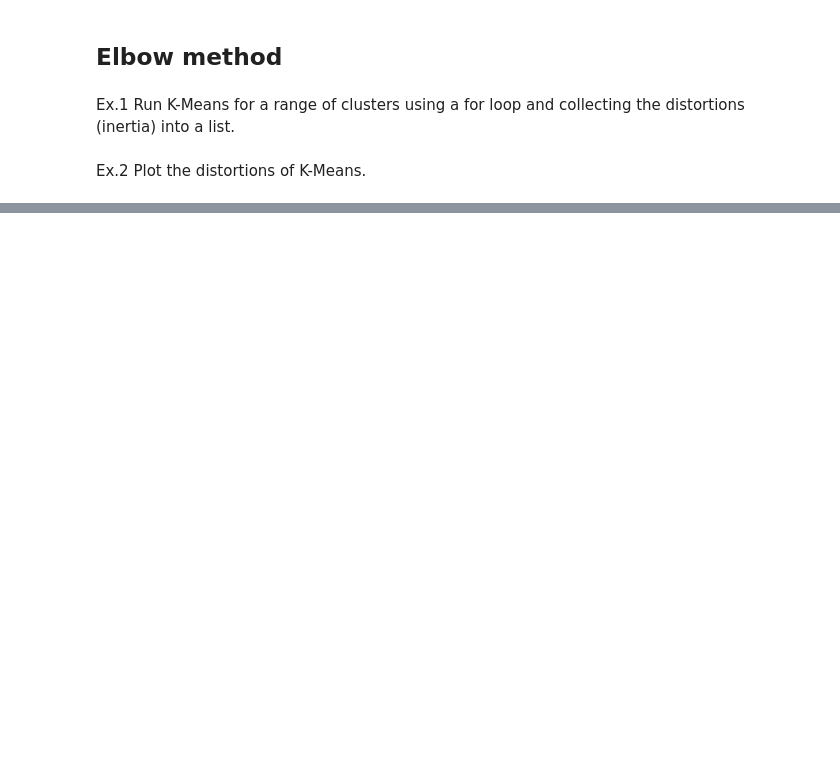
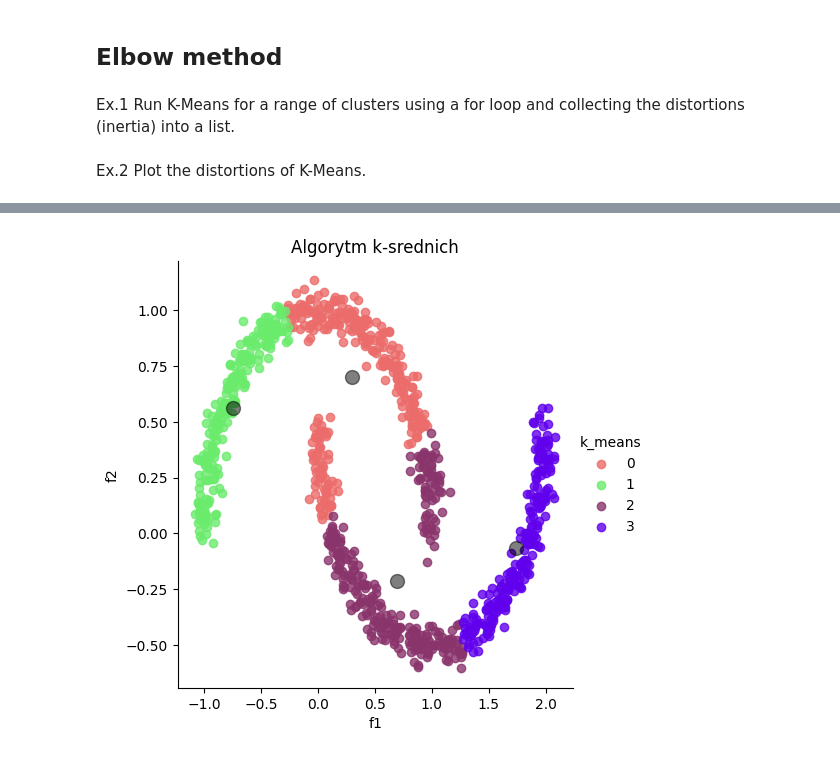
Before and after one commit to MichalMichniak/Machine_Learning_2023_Academy_Course, a Jupyter notebook: lab_7/main.ipynb, the cells around one changed output, grey strips where cells are left out. Drawn from its saved outputs; the diff is of its cells as text; code cells hidden in the pictures; blank space fills up the shorter version.

Commit message:
clustering 2 update

```diff
--- a/lab_7/main.ipynb
+++ b/lab_7/main.ipynb
@@ -163,0 +173,13 @@ plt.plot([i for i in range(1,10)],distortion)
+# %%
+
+kmeans = KMeans(4,init='random')
+kmeans.fit(x)
+y_km = kmeans.predict(x)
+centers = kmeans.cluster_centers_
+#Plot
+X_moon['k_means'] = y_km
+sns.lmplot(data=X_moon, x='f1', y='f2', fit_reg=False, hue = 'k_means', palette = ['#eb6c6a', '#6aeb6c','#8a346c','#6000ec']).set(title='Algorytm k-srednich')
+plt.scatter(centers[:, 0], centers[:, 1], c='black', s=100, alpha=0.5)
+plt.show()
+# %% [output]
+[figure, added]
```
Also changed, not shown: parts of 44 cells of this notebook, 1 other file.
